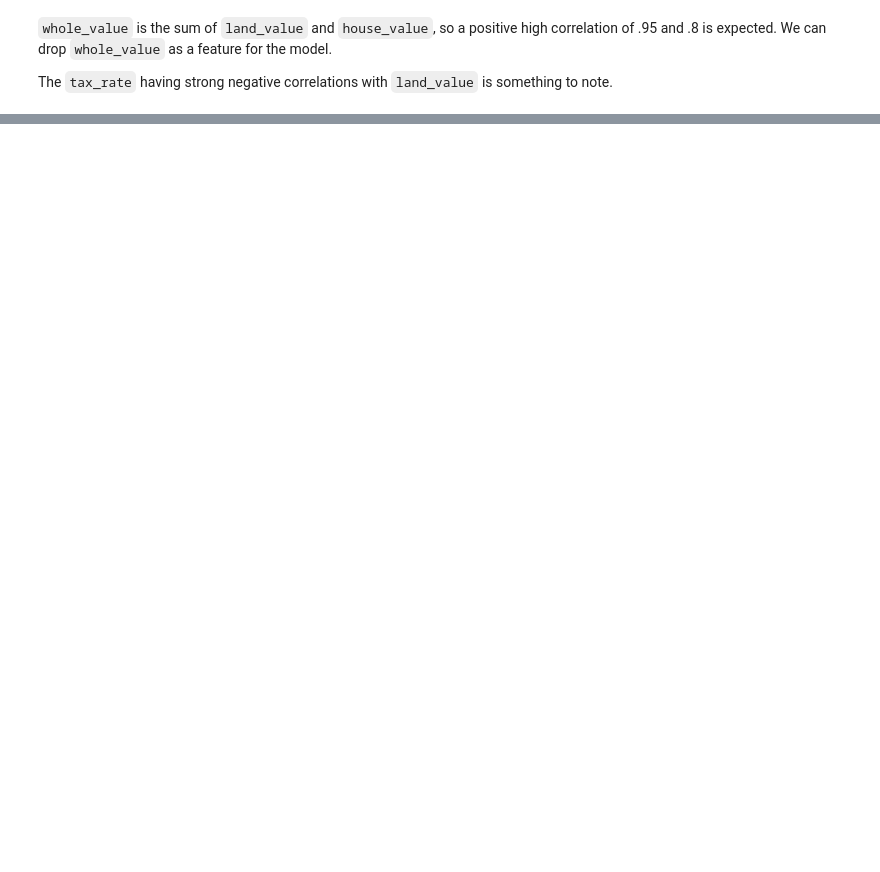
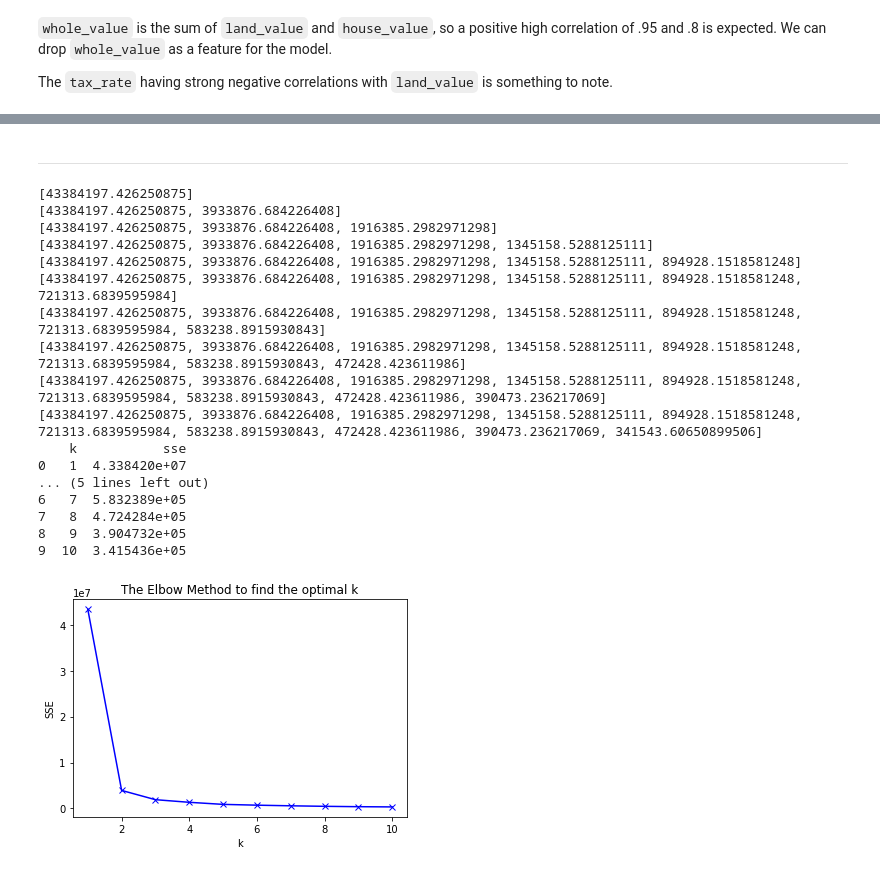
Before and after one commit to RainierCluster/zillow-cluster, a Jupyter notebook: Cris - Rainier-Cluster.ipynb, the cells around one changed output, grey strips where cells are left out. Cells and saved outputs as stored; diff of their text form; code cells hidden in the pictures; blank space fills up the shorter version.

```diff
--- a/Cris - Rainier-Cluster.ipynb
+++ b/Cris - Rainier-Cluster.ipynb
@@ -130,3 +136,46 @@ The `tax_rate` having strong negative correlations with `land_value` is somethin
    - land_value
    - taxrate
 </div>
+# %% [markdown]
+---
+# %%
+kmeans = KMeans(n_clusters=10)
+kmeans.fit(train_ex_home[["logerror","land_area","house_area"]])
+
+clusters = pd.DataFrame(kmeans.predict(train_ex_home[["logerror","land_area","house_area"]]))
+# %%
+ks = range(1,11)
+sse = []
+for k in ks:
+    kmeans = KMeans(n_clusters=k)
+    kmeans.fit(train_ex_home[["logerror","land_area","house_area"]])
+
+    # inertia: Sum of squared distances of samples to their closest cluster center.
+    sse.append(kmeans.inertia_)
+
+print(pd.DataFrame(dict(k=ks, sse=sse)))
+
+plt.plot(ks, sse, 'bx-')
+plt.xlabel('k')
+plt.ylabel('SSE')
+plt.title('The Elbow Method to find the optimal k')
+plt.show()
+# %% [output]
+[43384197.426250875]
+[43384197.426250875, 3933876.684226408]
+[43384197.426250875, 3933876.684226408, 1916385.2982971298]
+[43384197.426250875, 3933876.684226408, 1916385.2982971298, 1345158.5288125111]
+[43384197.426250875, 3933876.684226408, 1916385.2982971298, 1345158.5288125111, 894928.1518581248]
+[43384197.426250875, 3933876.684226408, 1916385.2982971298, 1345158.5288125111, 894928.1518581248, 721313.6839595984]
+[43384197.426250875, 3933876.684226408, 1916385.2982971298, 1345158.5288125111, 894928.1518581248, 721313.6839595984, 583238.8915930843]
+[43384197.426250875, 3933876.684226408, 1916385.2982971298, 1345158.5288125111, 894928.1518581248, 721313.6839595984, 583238.8915930843, 472428.423611986]
+[43384197.426250875, 3933876.684226408, 1916385.2982971298, 1345158.5288125111, 894928.1518581248, 721313.6839595984, 583238.8915930843, 472428.423611986, 390473.236217069]
+[43384197.426250875, 3933876.684226408, 1916385.2982971298, 1345158.5288125111, 894928.1518581248, 721313.6839595984, 583238.8915930843, 472428.423611986, 390473.236217069, 341543.60650899506]
+    k           sse
+0   1  4.338420e+07
+... (5 lines left out)
+6   7  5.832389e+05
+7   8  4.724284e+05
+8   9  3.904732e+05
+9  10  3.415436e+05
+[figure, added]
```
Also changed, not shown: parts of 15 cells of this notebook.
